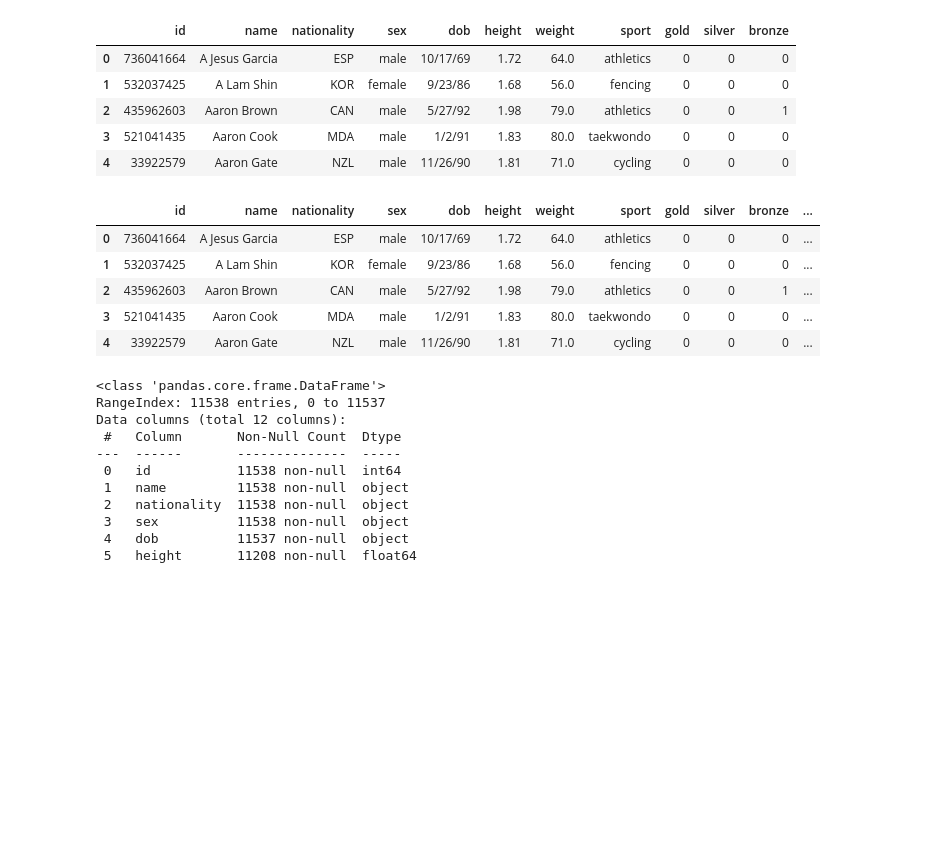
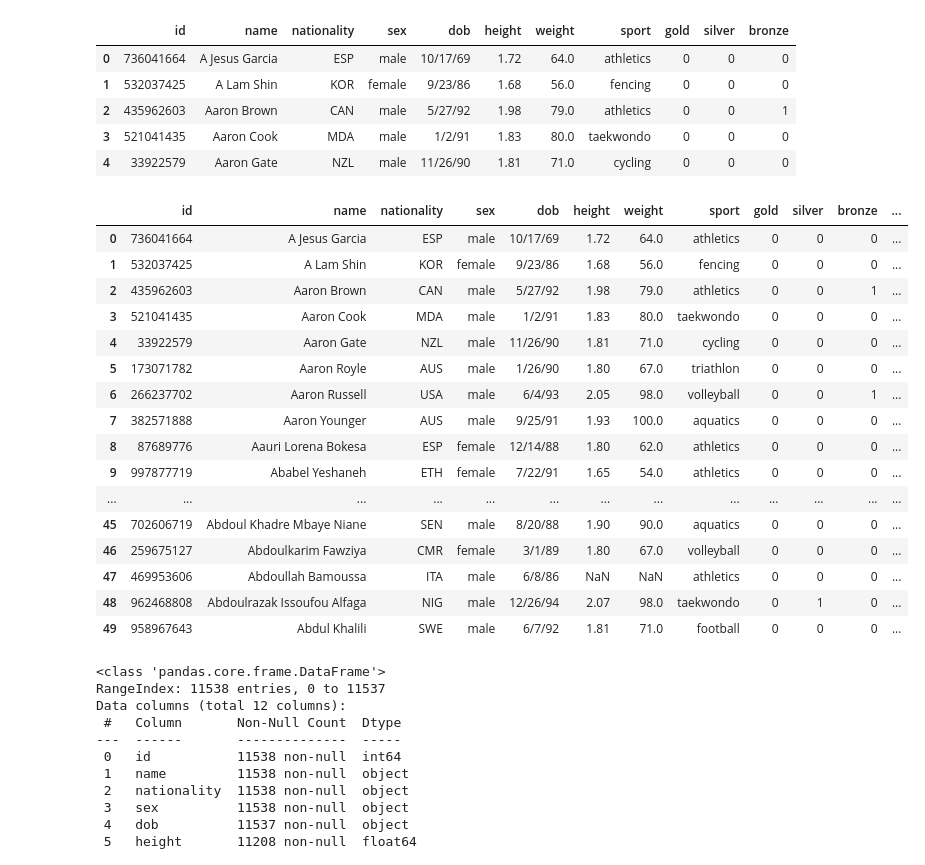
Before and after one commit to archimage-wiz/DS_ModelsParametersModule1, a Jupyter notebook: 04MetricsRegularization/hw.ipynb, the cells around one changed output. Cells and saved outputs as stored; diff of their text form; code cells hidden in the pictures; blank space fills up the shorter version.

```diff
--- a/04MetricsRegularization/hw.ipynb
+++ b/04MetricsRegularization/hw.ipynb
@@ -24,14 +24,25 @@ def medal_type(row):
 
 data['medal'] = data.apply(medal_type, axis=1)
 # %%
-data.head()
+data.head(50)
 # %% [output]
 |  | id | name | nationality | sex | dob | height | weight | sport | gold | silver | bronze | ... |
 | 0 | 736041664 | A Jesus Garcia | ESP | male | 10/17/69 | 1.72 | 64.0 | athletics | 0 | 0 | 0 | ... |
 | 1 | 532037425 | A Lam Shin | KOR | female | 9/23/86 | 1.68 | 56.0 | fencing | 0 | 0 | 0 | ... |
 | 2 | 435962603 | Aaron Brown | CAN | male | 5/27/92 | 1.98 | 79.0 | athletics | 0 | 0 | 1 | ... |
 | 3 | 521041435 | Aaron Cook | MDA | male | 1/2/91 | 1.83 | 80.0 | taekwondo | 0 | 0 | 0 | ... |
 | 4 | 33922579 | Aaron Gate | NZL | male | 11/26/90 | 1.81 | 71.0 | cycling | 0 | 0 | 0 | ... |
+| 5 | 173071782 | Aaron Royle | AUS | male | 1/26/90 | 1.80 | 67.0 | triathlon | 0 | 0 | 0 | ... |
+| 6 | 266237702 | Aaron Russell | USA | male | 6/4/93 | 2.05 | 98.0 | volleyball | 0 | 0 | 1 | ... |
+| 7 | 382571888 | Aaron Younger | AUS | male | 9/25/91 | 1.93 | 100.0 | aquatics | 0 | 0 | 0 | ... |
+| 8 | 87689776 | Aauri Lorena Bokesa | ESP | female | 12/14/88 | 1.80 | 62.0 | athletics | 0 | 0 | 0 | ... |
+| 9 | 997877719 | Ababel Yeshaneh | ETH | female | 7/22/91 | 1.65 | 54.0 | athletics | 0 | 0 | 0 | ... |
+| ... | ... | ... | ... | ... | ... | ... | ... | ... | ... | ... | ... | ... |
+| 45 | 702606719 | Abdoul Khadre Mbaye Niane | SEN | male | 8/20/88 | 1.90 | 90.0 | aquatics | 0 | 0 | 0 | ... |
+| 46 | 259675127 | Abdoulkarim Fawziya | CMR | female | 3/1/89 | 1.80 | 67.0 | volleyball | 0 | 0 | 0 | ... |
+| 47 | 469953606 | Abdoullah Bamoussa | ITA | male | 6/8/86 | NaN | NaN | athletics | 0 | 0 | 0 | ... |
+| 48 | 962468808 | Abdoulrazak Issoufou Alfaga | NIG | male | 12/26/94 | 2.07 | 98.0 | taekwondo | 0 | 1 | 0 | ... |
+| 49 | 958967643 | Abdul Khalili | SWE | male | 6/7/92 | 1.81 | 71.0 | football | 0 | 0 | 0 | ... |
 # %%
 data.info()
 # %% [output]
```
Also changed, not shown: parts of 13 cells of this notebook.
